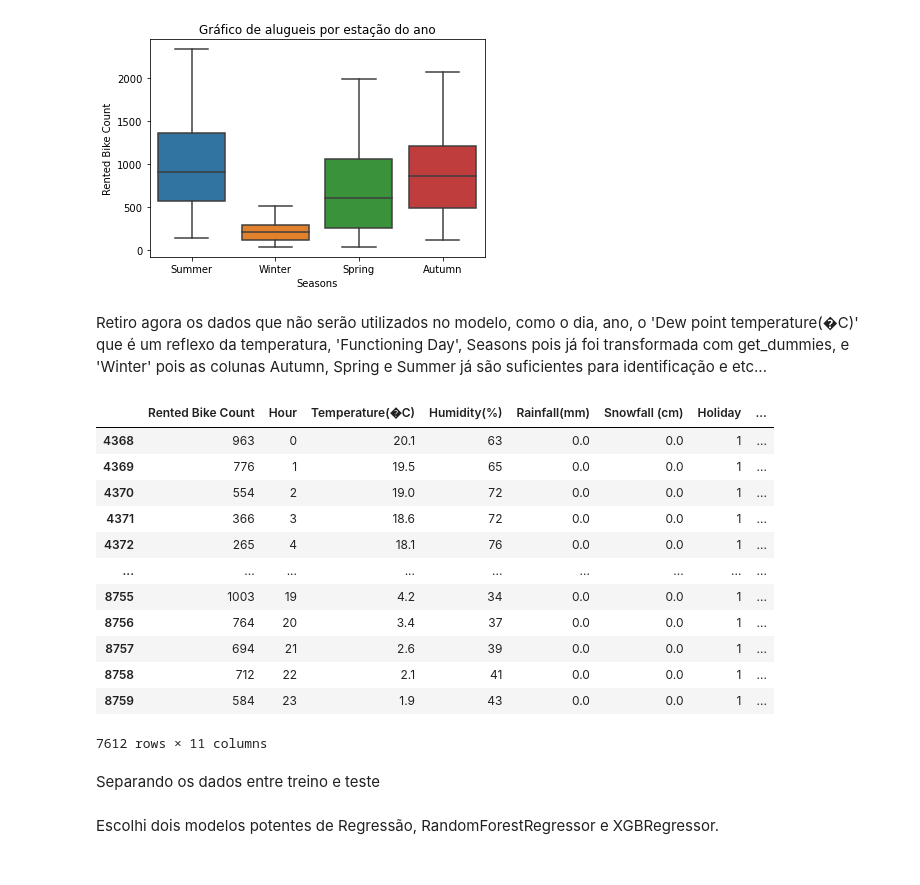
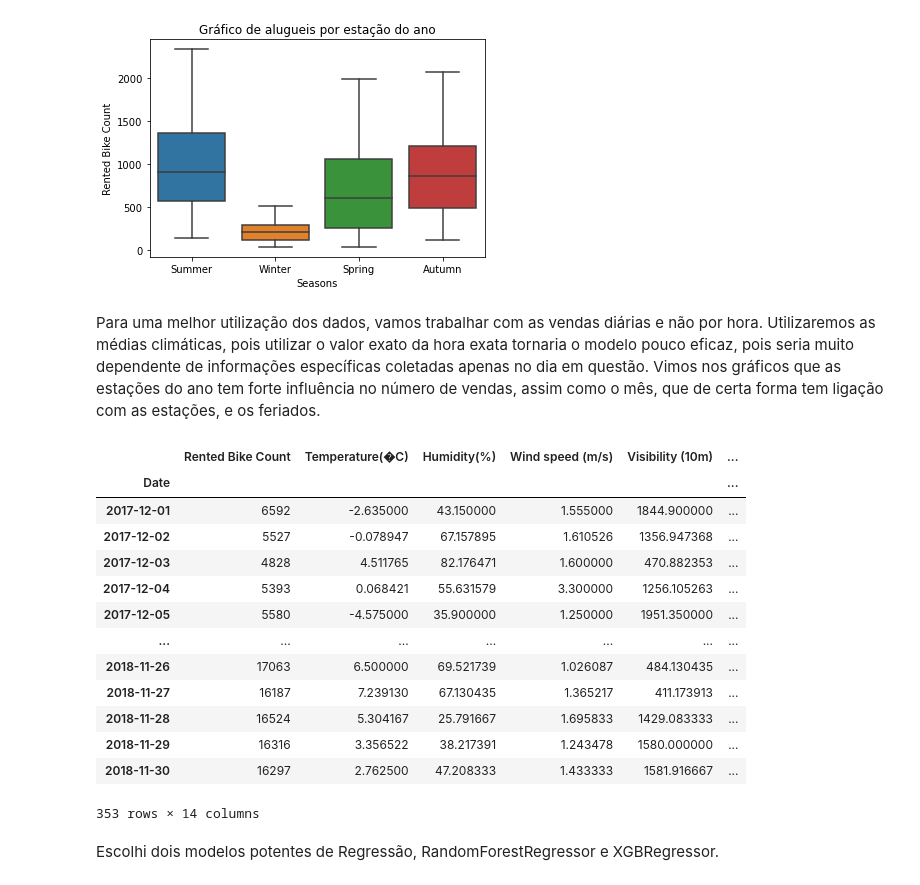
Before and after one commit to AlvaroAt19/Homi_dos_dados, a Jupyter notebook: SeoulBike/SeoulBike.ipynb, the cells around one changed output. Drawn from its saved outputs; the diff is of its cells as text; code cells hidden in the pictures.

```diff
--- a/SeoulBike/SeoulBike.ipynb
+++ b/SeoulBike/SeoulBike.ipynb
@@ -204,3 +211,3 @@ data_ml = pd.concat([data_ml, season_dummie], axis=1)
 # %%
-data_ml['Holiday'] = pd.get_dummies(data_ml['Holiday'], drop_first=True)
+data_cp['Holiday'] = pd.get_dummies(data_cp['Holiday'], drop_first=True)
 # %%
@@ -216,10 +223,10 @@ data_ml.head()
 # %% [markdown]
 Agora separo o dataset em 4, cada um representando uma estação e removo os outliars de cada um e posteriormente junto eles novamente
 # %%
-X_ver = data_ml[data_ml['Summer'] == 1]
-X_inv = data_ml[data_ml['Winter'] == 1]
-X_pri = data_ml[data_ml['Spring'] == 1]
-X_out = data_ml[data_ml['Autumn'] == 1]
+X_ver = data_cp[data_cp['Summer'] == 1]
+X_inv = data_cp[data_cp['Winter'] == 1]
+X_pri = data_cp[data_cp['Spring'] == 1]
+X_out = data_cp[data_cp['Autumn'] == 1]
 # %%
 def out_rem(dataset, column):
     """Remove dados acima do quantil 0.95 e abaixo do quantil 0.05 e retorna o novo dataset"""
@@ -249,24 +256,29 @@ plt.title('Gráfico de alugueis por estação do ano')
 sns.boxplot(y=data_clean['Rented Bike Count'],x=data_clean['Seasons']);
 # %% [output]
 [figure]
+# %%
+alugueis_por_dia = data_clean.groupby('Date').sum()['Rented Bike Count']
+# %%
+médias_climáticas = data_clean.groupby('Date').mean().drop(['Rented Bike Count', 'Hour', 'Year', 'Winter', 'Day' ], axis=1)
 # %% [markdown]
-Retiro agora os dados que não serão utilizados no modelo, como o dia, ano, o 'Dew point temperature(�C)' que é um reflexo da temperatura, 'Functioning Day', Seasons pois já foi transformada com get_dummies, e 'Winter' pois as colunas Autumn, Spring e Summer já são suficientes para identificação e etc...
+Para uma melhor utilização dos dados, vamos trabalhar com as vendas diárias e não por hora.
+Utilizaremos as médias climáticas, pois utilizar o valor exato da hora exata tornaria o modelo pouco eficaz, pois seria muito dependente de informações específicas coletadas apenas no dia em questão.
+Vimos nos gráficos que as estações do ano tem forte influência no número de vendas, assim como o mês, que de certa forma tem ligação com as estações, e os feriados.
 # %%
-data_clean = data_clean.drop(['Visibility (10m)','Wind speed (m/s)','Solar Radiation (MJ/m2)','Functioning Day', 'Date','Winter','Dew point temperature(�C)', 'Seasons', 'Year', 'Day'], axis=1)
-data_clean
+data_final = pd.concat([alugueis_por_dia, médias_climáticas], axis=1)
+data_final
 # %% [output]
-|  | Rented Bike Count | Hour | Temperature(�C) | Humidity(%) | Rainfall(mm) | Snowfall (cm) | Holiday | ... |
-| 4368 | 963 | 0 | 20.1 | 63 | 0.0 | 0.0 | 1 | ... |
-| 4369 | 776 | 1 | 19.5 | 65 | 0.0 | 0.0 | 1 | ... |
-| 4370 | 554 | 2 | 19.0 | 72 | 0.0 | 0.0 | 1 | ... |
-| 4371 | 366 | 3 | 18.6 | 72 | 0.0 | 0.0 | 1 | ... |
-| 4372 | 265 | 4 | 18.1 | 76 | 0.0 | 0.0 | 1 | ... |
-| ... | ... | ... | ... | ... | ... | ... | ... | ... |
-| 8755 | 1003 | 19 | 4.2 | 34 | 0.0 | 0.0 | 1 | ... |
-| 8756 | 764 | 20 | 3.4 | 37 | 0.0 | 0.0 | 1 | ... |
-| 8757 | 694 | 21 | 2.6 | 39 | 0.0 | 0.0 | 1 | ... |
-| 8758 | 712 | 22 | 2.1 | 41 | 0.0 | 0.0 | 1 | ... |
-| 8759 | 584 | 23 | 1.9 | 43 | 0.0 | 0.0 | 1 | ... |
+|  | Rented Bike Count | Temperature(�C) | Humidity(%) | Wind speed (m/s) | Visibility (10m) | ... |
+| Date |  |  |  |  |  | ... |
+| 2017-12-01 | 6592 | -2.635000 | 43.150000 | 1.555000 | 1844.900000 | ... |
+| 2017-12-02 | 5527 | -0.078947 | 67.157895 | 1.610526 | 1356.947368 | ... |
+| 2017-12-03 | 4828 | 4.511765 | 82.176471 | 1.600000 | 470.882353 | ... |
+| 2017-12-04 | 5393 | 0.068421 | 55.631579 | 3.300000 | 1256.105263 | ... |
+| 2017-12-05 | 5580 | -4.575000 | 35.900000 | 1.250000 | 1951.350000 | ... |
+| ... | ... | ... | ... | ... | ... | ... |
+| 2018-11-26 | 17063 | 6.500000 | 69.521739 | 1.026087 | 484.130435 | ... |
+| 2018-11-27 | 16187 | 7.239130 | 67.130435 | 1.365217 | 411.173913 | ... |
+| 2018-11-28 | 16524 | 5.304167 | 25.791667 | 1.695833 | 1429.083333 | ... |
+| 2018-11-29 | 16316 | 3.356522 | 38.217391 | 1.243478 | 1580.000000 | ... |
+| 2018-11-30 | 16297 | 2.762500 | 47.208333 | 1.433333 | 1581.916667 | ... |
-7612 rows × 11 columns
+353 rows × 14 columns
-# %% [markdown]
-Separando os dados entre treino e teste
```
Also changed, not shown: parts of 30 cells of this notebook.
